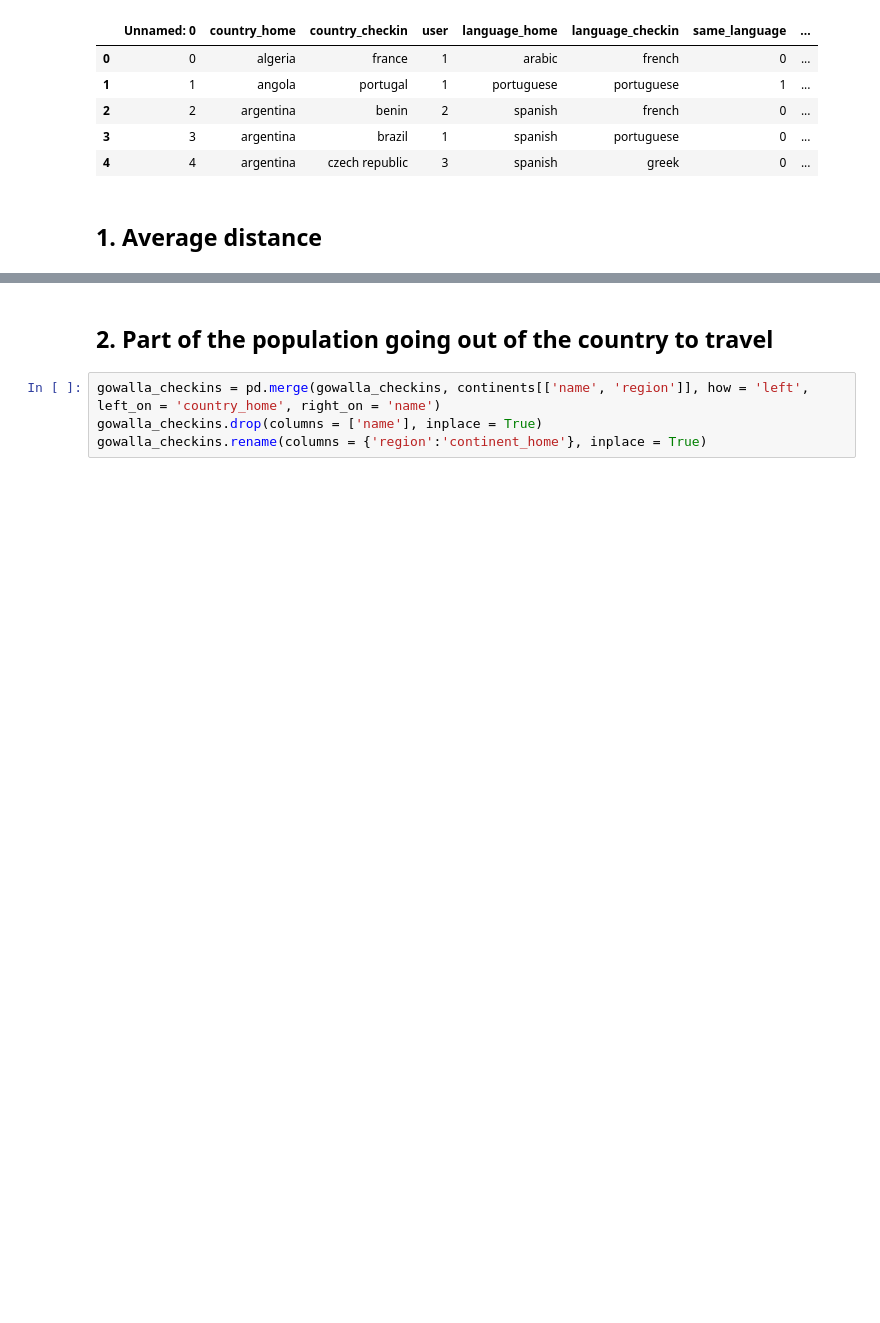
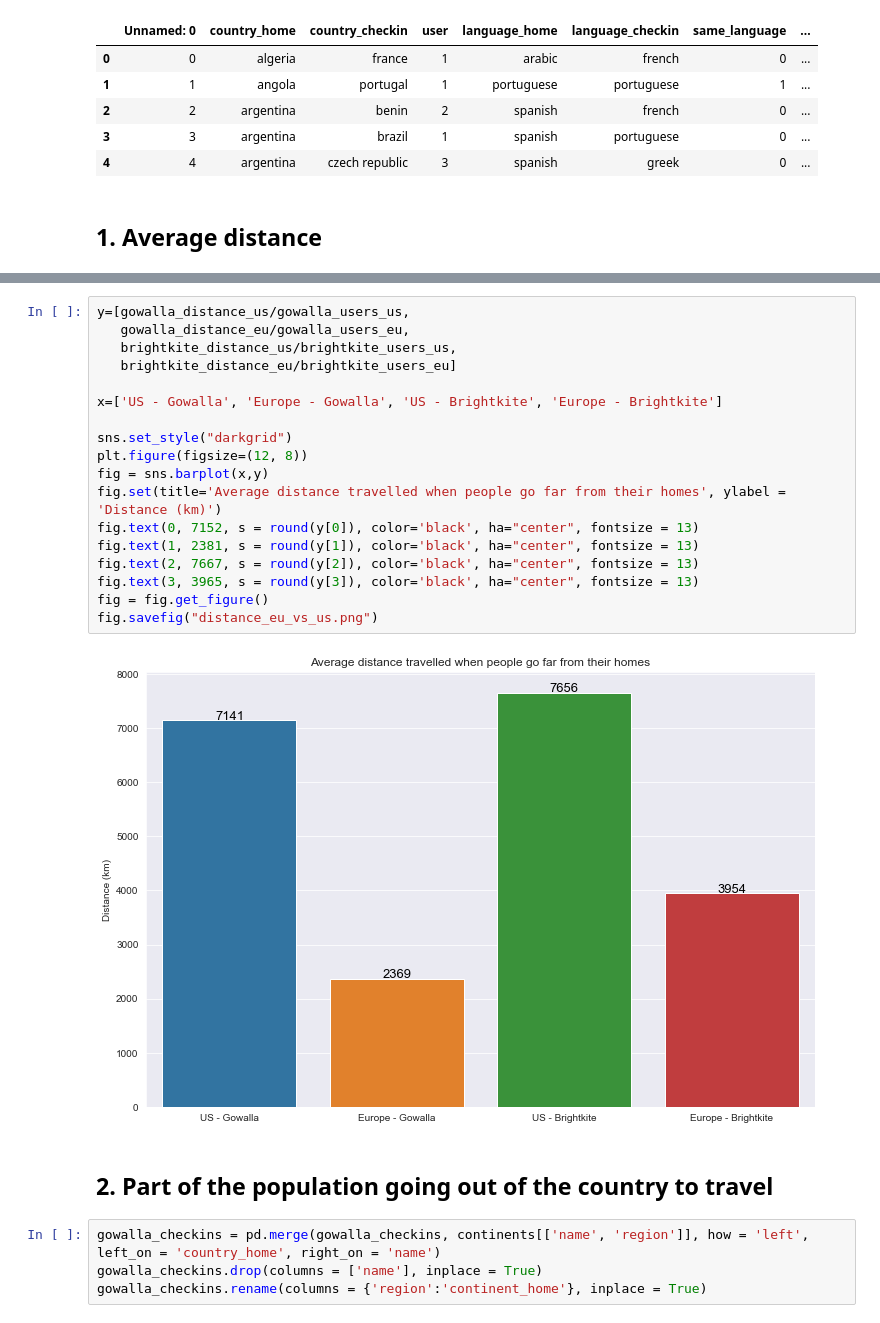
Before and after one commit to epfl-ada/ada-2020-project-milestone-p3-p3_runtime-error, a Jupyter notebook: creative_extension.ipynb, the cells around one changed output, grey strips where cells are left out. Saved outputs shown, nothing was run; the diff lists cells and outputs as text; blank space fills up the shorter version.

```diff
--- a/creative_extension.ipynb
+++ b/creative_extension.ipynb
@@ -764,3 +781,23 @@ Average distance when European travel far from home: 4596.3504944510705 km (Brig
+# %%
+y=[gowalla_distance_us/gowalla_users_us,
+   gowalla_distance_eu/gowalla_users_eu,
+   brightkite_distance_us/brightkite_users_us,
+   brightkite_distance_eu/brightkite_users_eu]
+
+x=['US - Gowalla', 'Europe - Gowalla', 'US - Brightkite', 'Europe - Brightkite']
+
+sns.set_style("darkgrid")
+plt.figure(figsize=(12, 8))
+fig = sns.barplot(x,y)
+fig.set(title='Average distance travelled when people go far from their homes', ylabel = 'Distance (km)')
+fig.text(0, 7152, s = round(y[0]), color='black', ha="center", fontsize = 13)
+fig.text(1, 2381, s = round(y[1]), color='black', ha="center", fontsize = 13)
+fig.text(2, 7667, s = round(y[2]), color='black', ha="center", fontsize = 13)
+fig.text(3, 3965, s = round(y[3]), color='black', ha="center", fontsize = 13)
+fig = fig.get_figure()
+fig.savefig("distance_eu_vs_us.png")
+# %% [output]
+[figure, added]
 # %% [markdown]
 ## 2. Part of the population going out of the country to travel
 # %%
```
Also changed, not shown: parts of 34 cells of this notebook.
